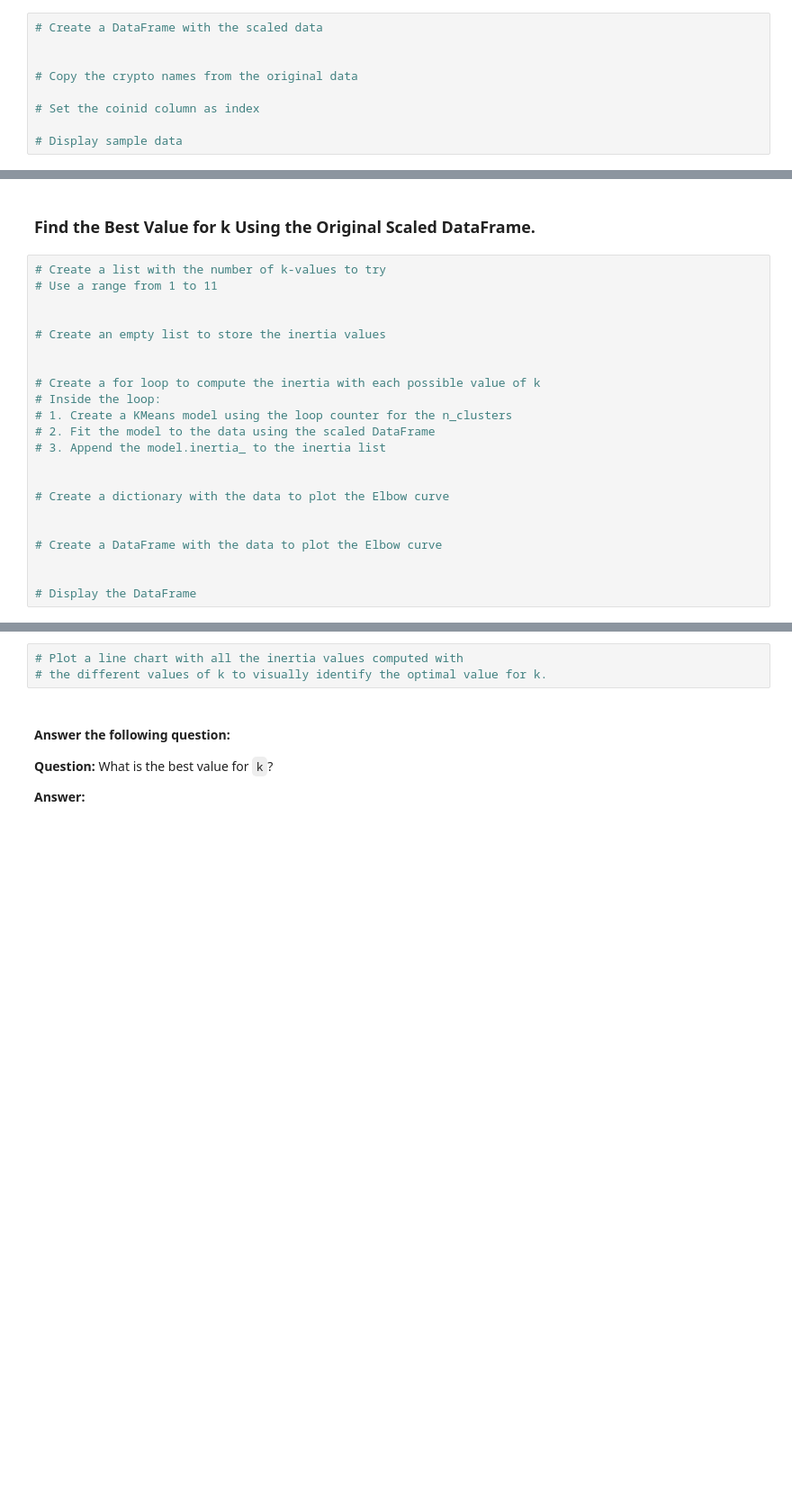
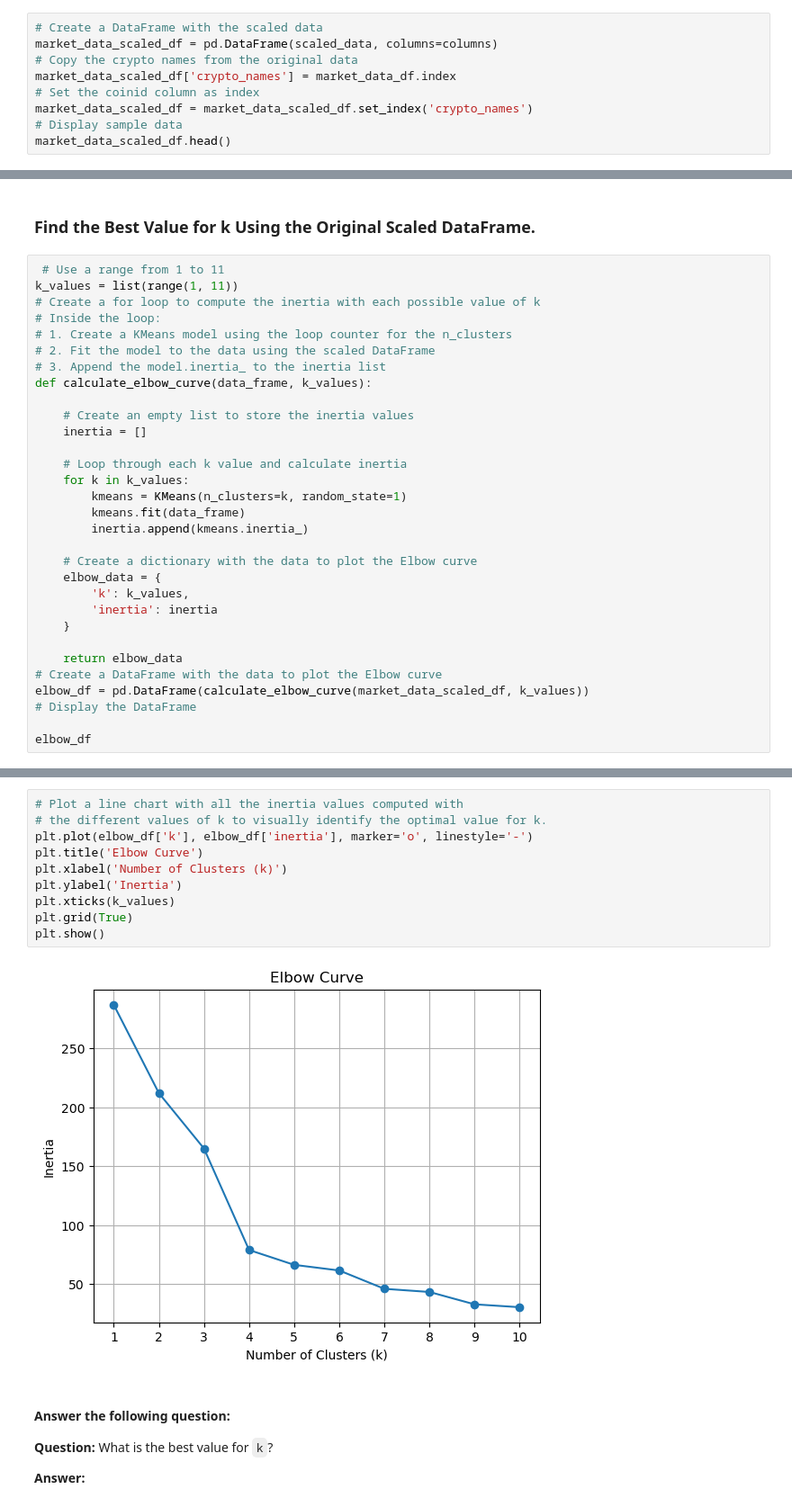
Before and after one commit to dzemal5/CryptoClustering, a Jupyter notebook: Crypto_Clustering.ipynb, the cells around one changed output, grey strips where cells are left out. Shown at 90% size. Cells and saved outputs as stored; diff of their text form; blank space fills up the shorter version.

```diff
--- a/Crypto_Clustering.ipynb
+++ b/Crypto_Clustering.ipynb
@@ -54,9 +62,9 @@ scaler = StandardScaler()
 # %%
 # Create a DataFrame with the scaled data
-
-
+market_data_scaled_df = pd.DataFrame(scaled_data, columns=columns)
 # Copy the crypto names from the original data
-
+market_data_scaled_df['crypto_names'] = market_data_df.index
 # Set the coinid column as index
-
+market_data_scaled_df = market_data_scaled_df.set_index('crypto_names')
 # Display sample data
+market_data_scaled_df.head()
@@ -63,24 +79,33 @@ scaler = StandardScaler()
 # %% [markdown]
 ### Find the Best Value for k Using the Original Scaled DataFrame.
 # %%
-# Create a list with the number of k-values to try
-# Use a range from 1 to 11
-
-
-# Create an empty list to store the inertia values
-
-
+ # Use a range from 1 to 11
+k_values = list(range(1, 11))
 # Create a for loop to compute the inertia with each possible value of k
 # Inside the loop:
 # 1. Create a KMeans model using the loop counter for the n_clusters
 # 2. Fit the model to the data using the scaled DataFrame
 # 3. Append the model.inertia_ to the inertia list
+def calculate_elbow_curve(data_frame, k_values):
 
+    # Create an empty list to store the inertia values
+    inertia = []
 
-# Create a dictionary with the data to plot the Elbow curve
+    # Loop through each k value and calculate inertia
+    for k in k_values:
+        kmeans = KMeans(n_clusters=k, random_state=1)
+        kmeans.fit(data_frame)
+        inertia.append(kmeans.inertia_)
 
+    # Create a dictionary with the data to plot the Elbow curve
+    elbow_data = {
+        'k': k_values,
+        'inertia': inertia
+    }
 
+    return elbow_data
 # Create a DataFrame with the data to plot the Elbow curve
+elbow_df = pd.DataFrame(calculate_elbow_curve(market_data_scaled_df, k_values))
+# Display the DataFrame
 
-
-# Display the DataFrame
+elbow_df
@@ -87,6 +124,15 @@ scaler = StandardScaler()
 # %%
 # Plot a line chart with all the inertia values computed with
 # the different values of k to visually identify the optimal value for k.
+plt.plot(elbow_df['k'], elbow_df['inertia'], marker='o', linestyle='-')
+plt.title('Elbow Curve')
+plt.xlabel('Number of Clusters (k)')
+plt.ylabel('Inertia')
+plt.xticks(k_values)
+plt.grid(True)
+plt.show()
+# %% [output]
+[figure, added]
 # %% [markdown]
 #### Answer the following question:
 **Question:** What is the best value for `k`?
```
Also changed, not shown: parts of 29 cells of this notebook.
